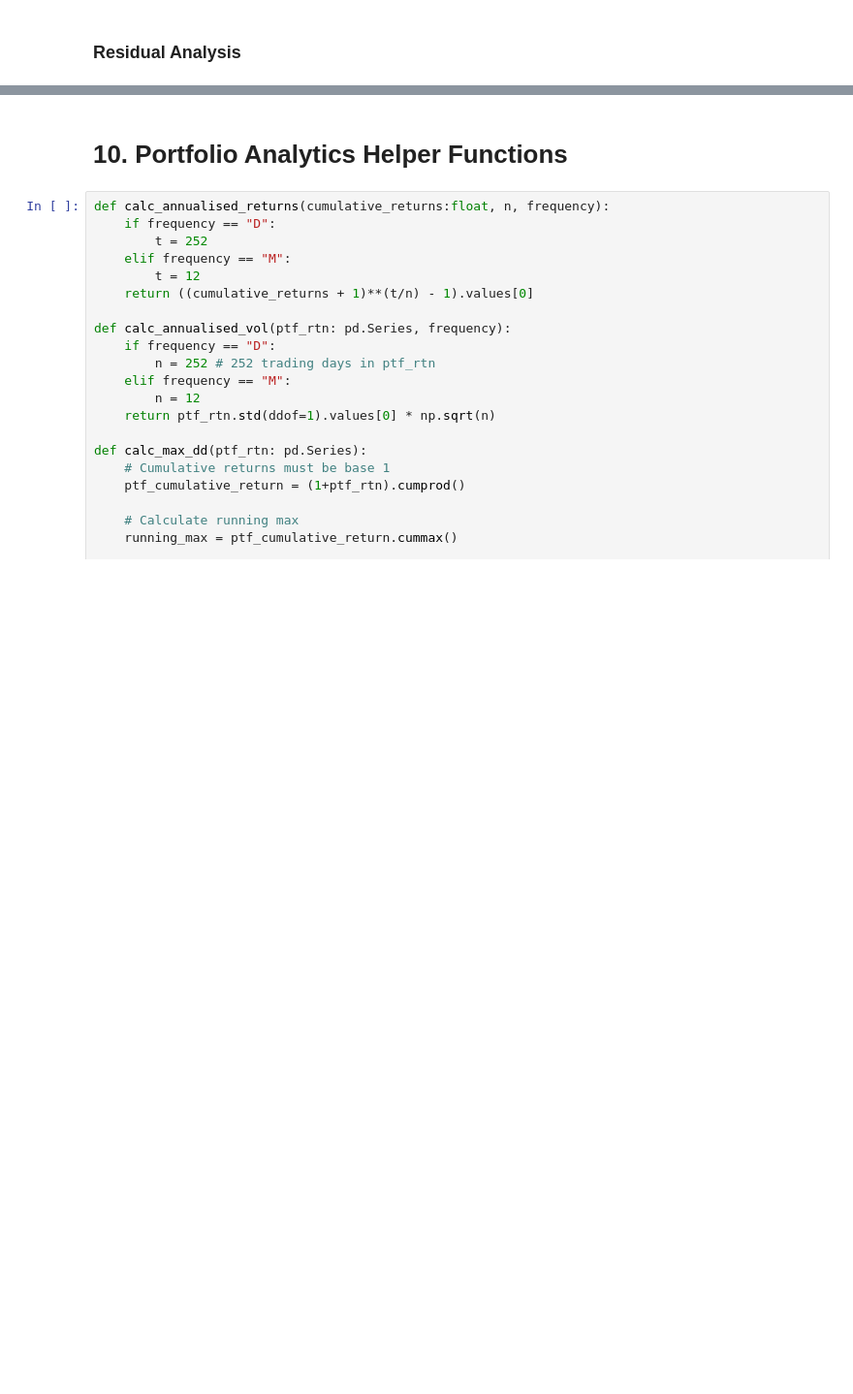
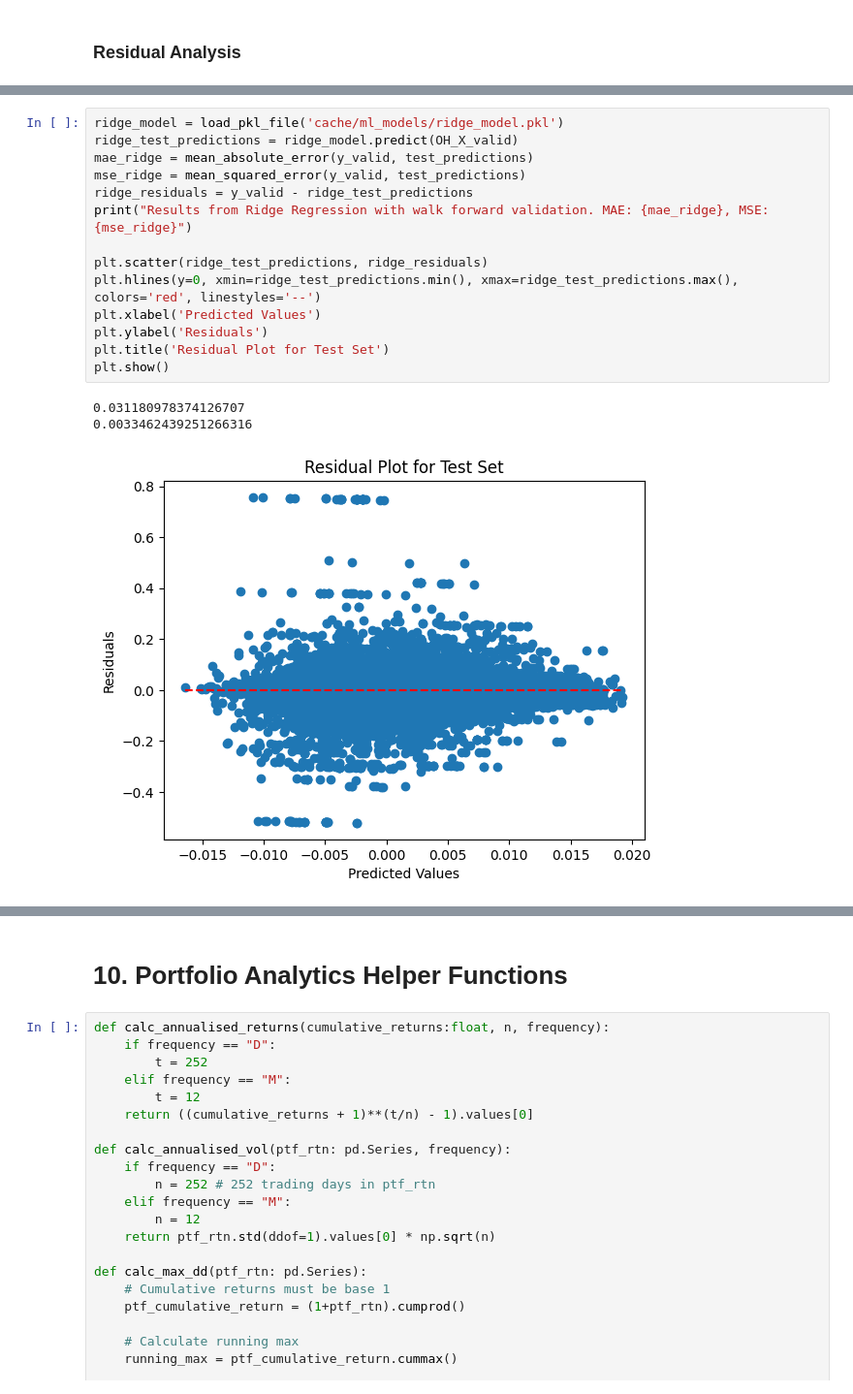
Before and after one commit to weijiesim/qf209-nlp-project, a Jupyter notebook: qf209_nlp_project.ipynb, the cells around one changed output, grey strips where cells are left out. Shown at 97% size. Drawn from its saved outputs; the diff is of its cells as text; blank space fills up the shorter version.

```diff
--- a/qf209_nlp_project.ipynb
+++ b/qf209_nlp_project.ipynb
@@ -927,0 +1470,18 @@ else:
+# %%
+ridge_model = load_pkl_file('cache/ml_models/ridge_model.pkl')
+ridge_test_predictions = ridge_model.predict(OH_X_valid)
+mae_ridge = mean_absolute_error(y_valid, test_predictions)
+mse_ridge = mean_squared_error(y_valid, test_predictions)
+ridge_residuals = y_valid - ridge_test_predictions
+print("Results from Ridge Regression with walk forward validation. MAE: {mae_ridge}, MSE: {mse_ridge}")
+
+plt.scatter(ridge_test_predictions, ridge_residuals)
+plt.hlines(y=0, xmin=ridge_test_predictions.min(), xmax=ridge_test_predictions.max(), colors='red', linestyles='--')
+plt.xlabel('Predicted Values')
+plt.ylabel('Residuals')
+plt.title('Residual Plot for Test Set')
+plt.show()
+# %% [output]
+0.031180978374126707
+0.0033462439251266316
+[figure, added]
```
Also changed, not shown: parts of 103 cells of this notebook, 19 other files.
